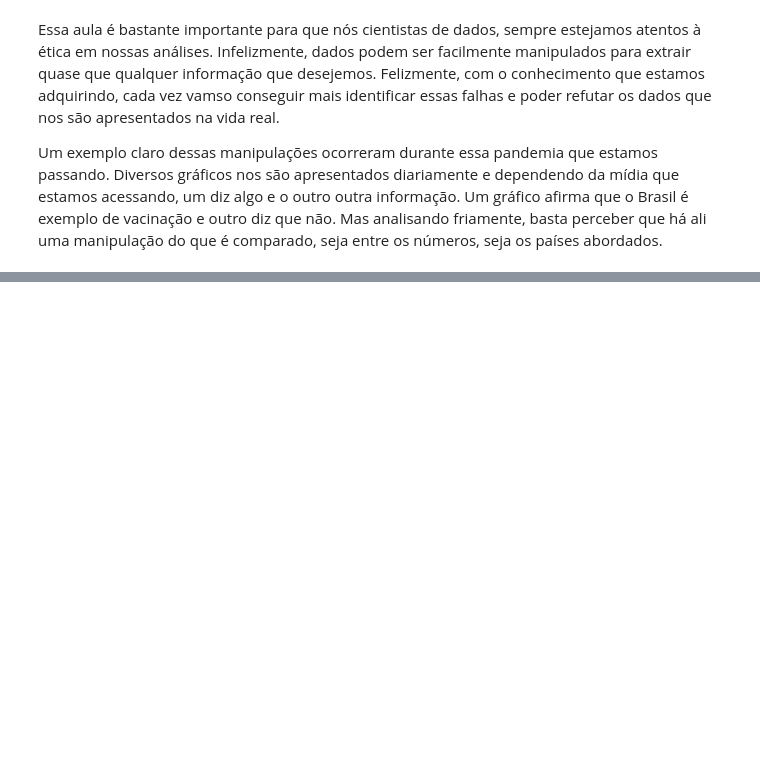
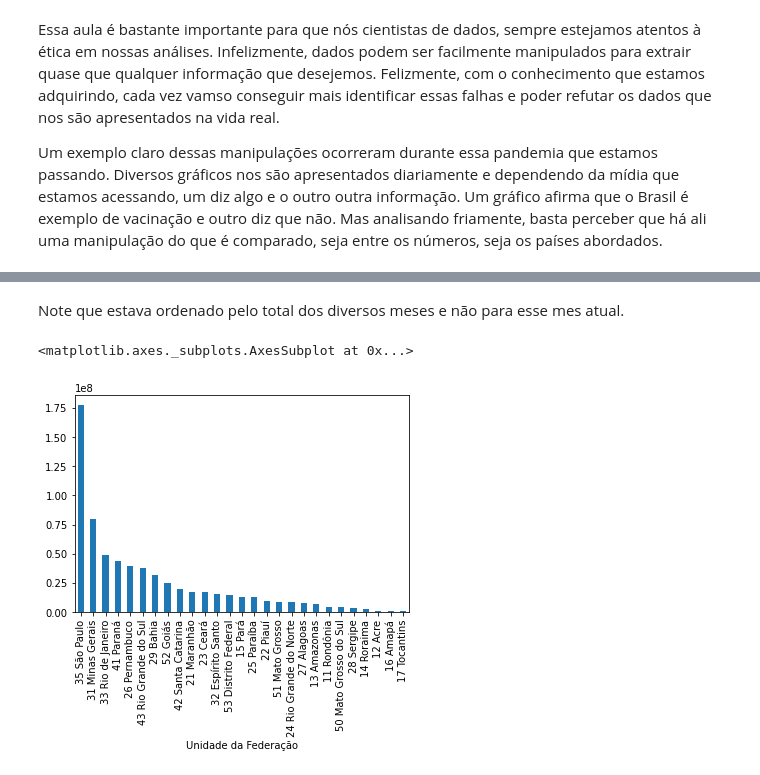
Before and after one commit to fred-carneiro/bootcamp-alura, a Jupyter notebook: Bootcamp_Data_Science_Modulo_1.ipynb, the cells around one changed output, grey strips where cells are left out. Cells and saved outputs as stored; diff of their text form; code cells hidden in the pictures; blank space fills up the shorter version.

```diff
--- a/Bootcamp_Data_Science_Modulo_1.ipynb
+++ b/Bootcamp_Data_Science_Modulo_1.ipynb
@@ -511,0 +581,8 @@ Um exemplo claro dessas manipulações ocorreram durante essa pandemia que estam
+# %% [markdown]
+Note que estava ordenado pelo total dos diversos meses e não para esse mes atual.
+# %%
+gastos_do_mes_mais_recente = gastos_do_mes_mais_recente.sort_values(ascending=False)
+gastos_do_mes_mais_recente.plot(kind="bar")
+# %% [output]
+<matplotlib.axes._subplots.AxesSubplot at 0x...>
+[figure, added]
```
Also changed, not shown: parts of 26 cells of this notebook.
